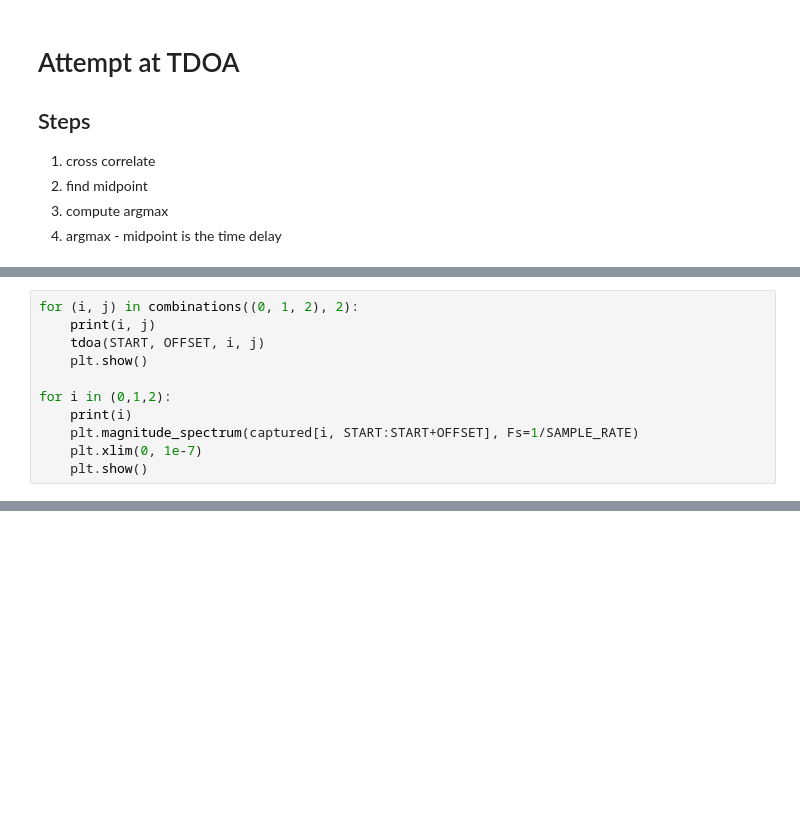
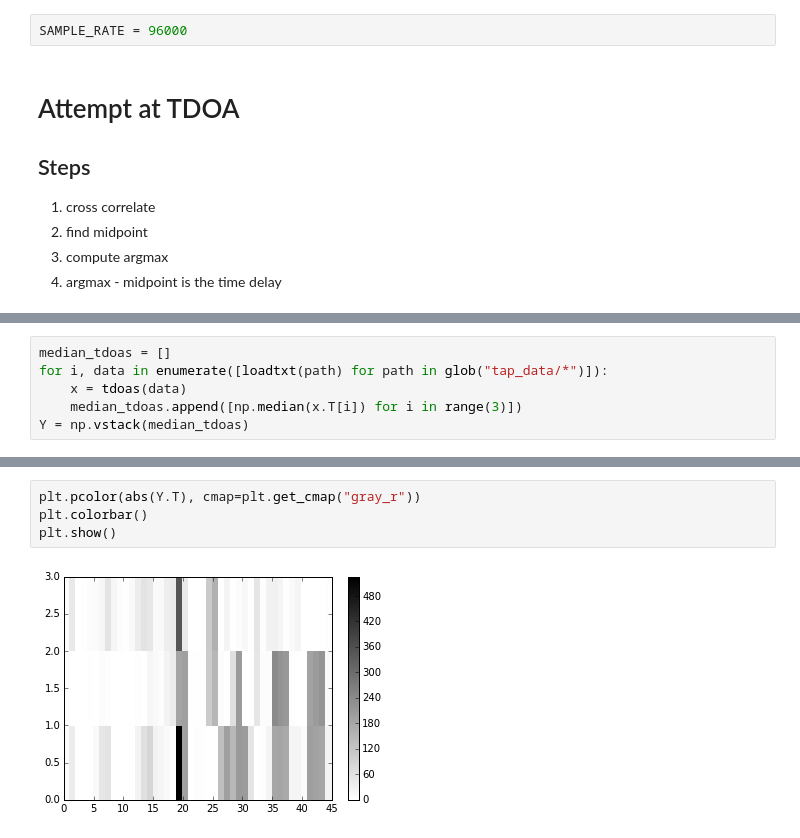
Before and after one commit to mvcisback/damped_waveguide, a Jupyter notebook: tdoa.ipynb, the cells around one changed output, grey strips where cells are left out. Drawn from its saved outputs; the diff is of its cells as text; blank space fills up the shorter version.

```diff
--- a/tdoa.ipynb
+++ b/tdoa.ipynb
@@ -77,3 +30,5 @@ plt.show()
+# %%
+SAMPLE_RATE = 96000
 # %% [markdown]
 # Attempt at TDOA
 ## Steps
@@ -108,11 +74,0 @@ from itertools import combinations
-# %%
-for (i, j) in combinations((0, 1, 2), 2):
-    print(i, j)
-    tdoa(START, OFFSET, i, j)
-    plt.show()
-
-for i in (0,1,2):
-    print(i)
-    plt.magnitude_spectrum(captured[i, START:START+OFFSET], Fs=1/SAMPLE_RATE)
-    plt.xlim(0, 1e-7)
-    plt.show()
@@ -141,3 +75,9 @@ tdoa: 0.000265625 sec
+# %%
+median_tdoas = []
+for i, data in enumerate([loadtxt(path) for path in glob("tap_data/*")]):
+    x = tdoas(data)
+    median_tdoas.append([np.median(x.T[i]) for i in range(3)])
+Y = np.vstack(median_tdoas)
 # %%
 OFFSET/SAMPLE_RATE
 # %% [output]
@@ -144,0 +112,6 @@ OFFSET/SAMPLE_RATE
+# %%
+plt.pcolor(abs(Y.T), cmap=plt.get_cmap("gray_r"))
+plt.colorbar()
+plt.show()
+# %% [output]
+[figure, added]
```
Also changed, not shown: parts of 17 cells of this notebook.
